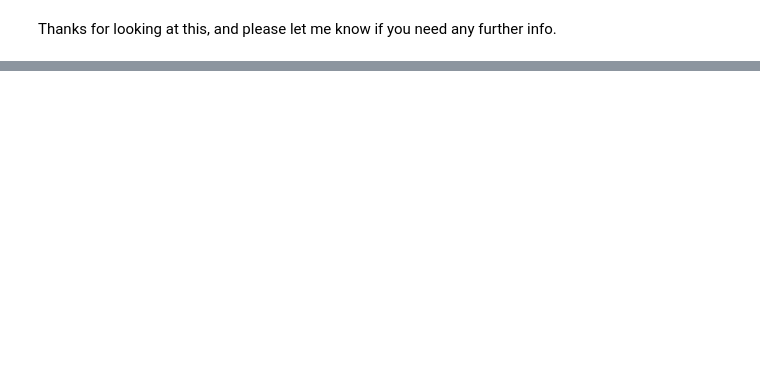
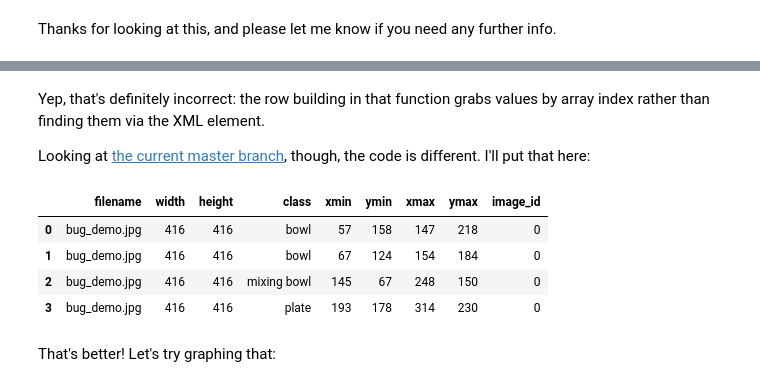
Before and after one commit to saintaardvark/detecto_bug, a Jupyter notebook: detecto_bounding_box_bug.ipynb, the cells around one changed output, grey strips where cells are left out. Saved outputs shown, nothing was run; the diff lists cells and outputs as text; code cells hidden in the pictures; blank space fills up the shorter version.

```diff
--- a/detecto_bounding_box_bug.ipynb
+++ b/detecto_bounding_box_bug.ipynb
@@ -113,0 +245,42 @@ Thanks for looking at this, and please let me know if you need any further info.
+# %% [markdown]
+Yep, that's definitely incorrect: the row building in that function grabs values by array index rather than finding them via the XML element.
+
+Looking at [the current master branch](https://github.com/alankbi/detecto/blob/master/detecto/utils.py#L251-L282), though, the code is different.  I'll put that here:
+# %%
+xml_list = []
+image_id = 0
+# Loop through every XML file
+for xml_file in glob(xml_folder + '/*.xml'):
+    tree = ET.parse(xml_file)
+    root = tree.getroot()
+
+    filename = root.find('filename').text
+    size = root.find('size')
+    width = int(size.find('width').text)
+    height = int(size.find('height').text)
+
+    # Each object represents each actual image label
+    for member in root.findall('object'):
+        box = member.find('bndbox')
+        label = member.find('name').text
+
+        # Add image file name, image size, label, and box coordinates to CSV file
+        row = (filename, width, height, label, int(float(box.find('xmin').text)),
+               int(float(box.find('ymin').text)), int(float(box.find('xmax').text)), int(float(box.find('ymax').text)), image_id)
+        xml_list.append(row)
+
+    image_id += 1
+
+# Save as a CSV file
+column_names = ['filename', 'width', 'height', 'class', 'xmin', 'ymin', 'xmax', 'ymax', 'image_id']
+xml_df_new_code = pd.DataFrame(xml_list, columns=column_names)
+
+xml_df_new_code
+# %% [output]
+|  | filename | width | height | class | xmin | ymin | xmax | ymax | image_id |
+| 0 | bug_demo.jpg | 416 | 416 | bowl | 57 | 158 | 147 | 218 | 0 |
+| 1 | bug_demo.jpg | 416 | 416 | bowl | 67 | 124 | 154 | 184 | 0 |
+| 2 | bug_demo.jpg | 416 | 416 | mixing bowl | 145 | 67 | 248 | 150 | 0 |
+| 3 | bug_demo.jpg | 416 | 416 | plate | 193 | 178 | 314 | 230 | 0 |
+# %% [markdown]
+That's better!  Let's try graphing that:
```
Also changed, not shown: parts of 16 cells of this notebook.
